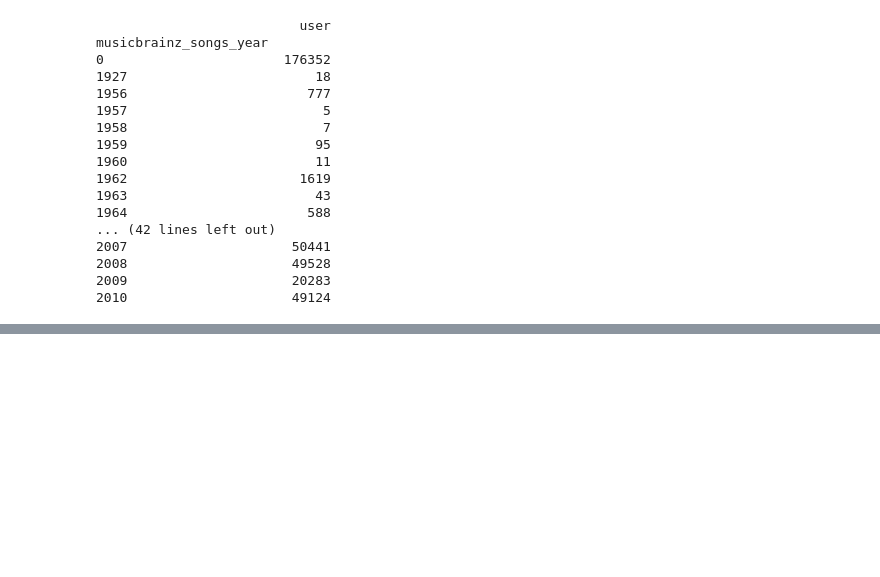
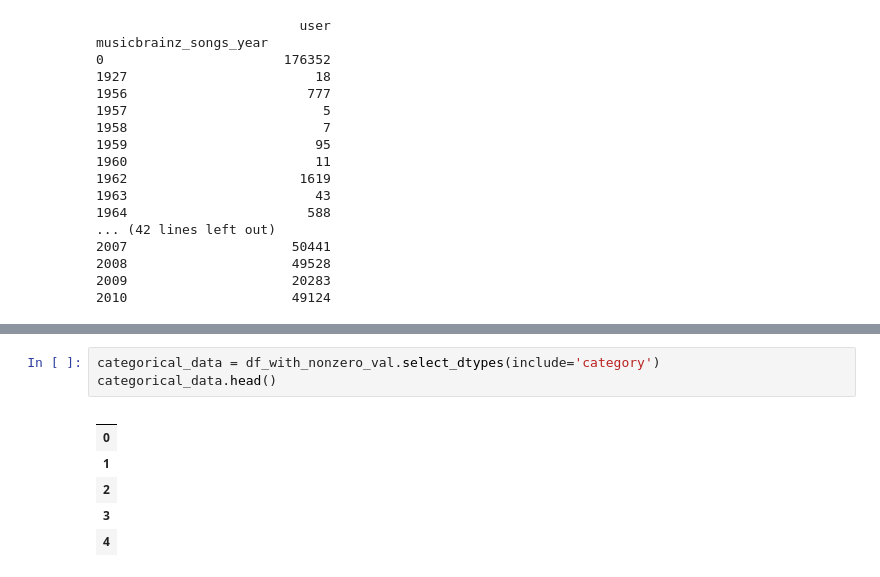
Before and after one commit to skhatri-28/Song-Recommendation-System-Project, a Jupyter notebook: notebooks/preprocessing.ipynb, the cells around one changed output, grey strips where cells are left out. Drawn from its saved outputs; the diff is of its cells as text; blank space fills up the shorter version.

```diff
--- a/notebooks/preprocessing.ipynb
+++ b/notebooks/preprocessing.ipynb
@@ -107,0 +178,10 @@ musicbrainz_songs_year
+# %%
+categorical_data = df_with_nonzero_val.select_dtypes(include='category')
+categorical_data.head()
+# %% [output]
+|  |
+| 0 |
+| 1 |
+| 2 |
+| 3 |
+| 4 |
```
Also changed, not shown: parts of 11 cells of this notebook.
